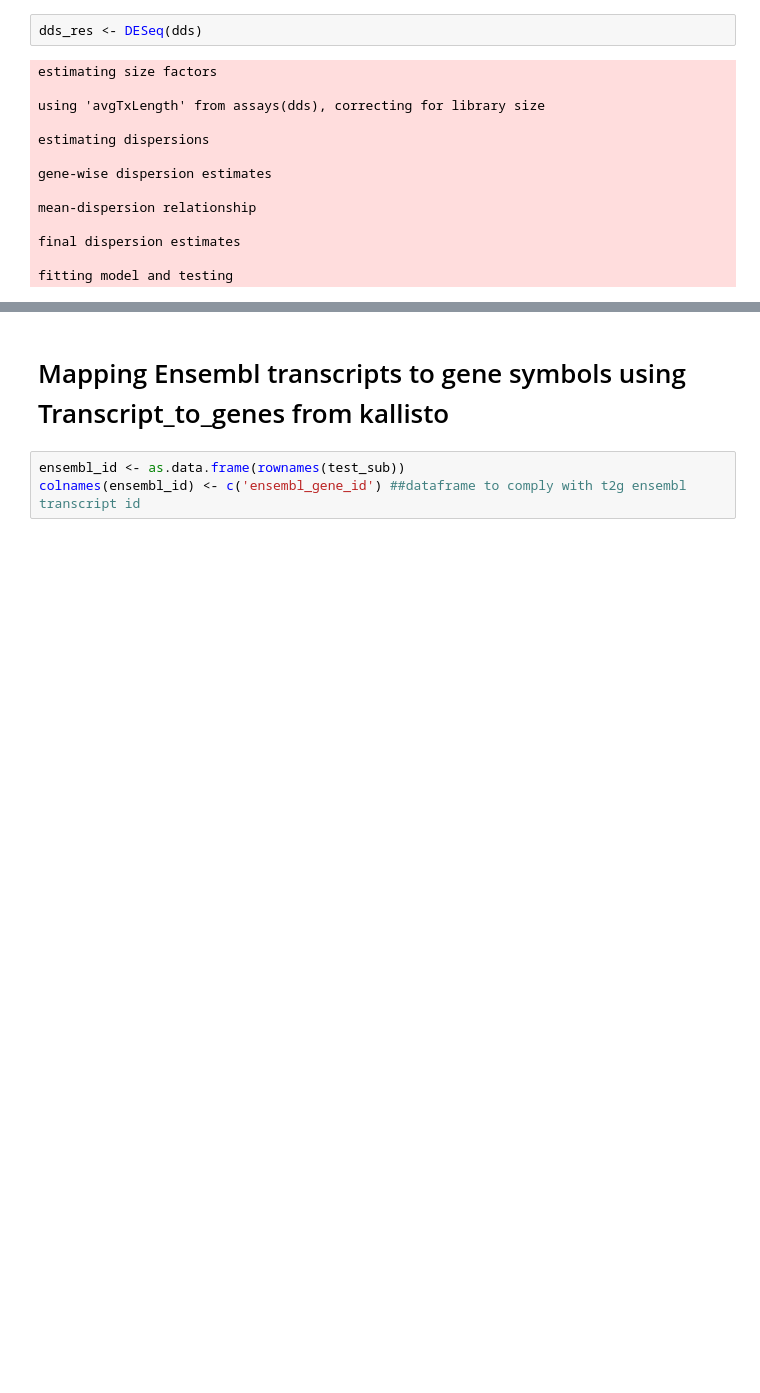
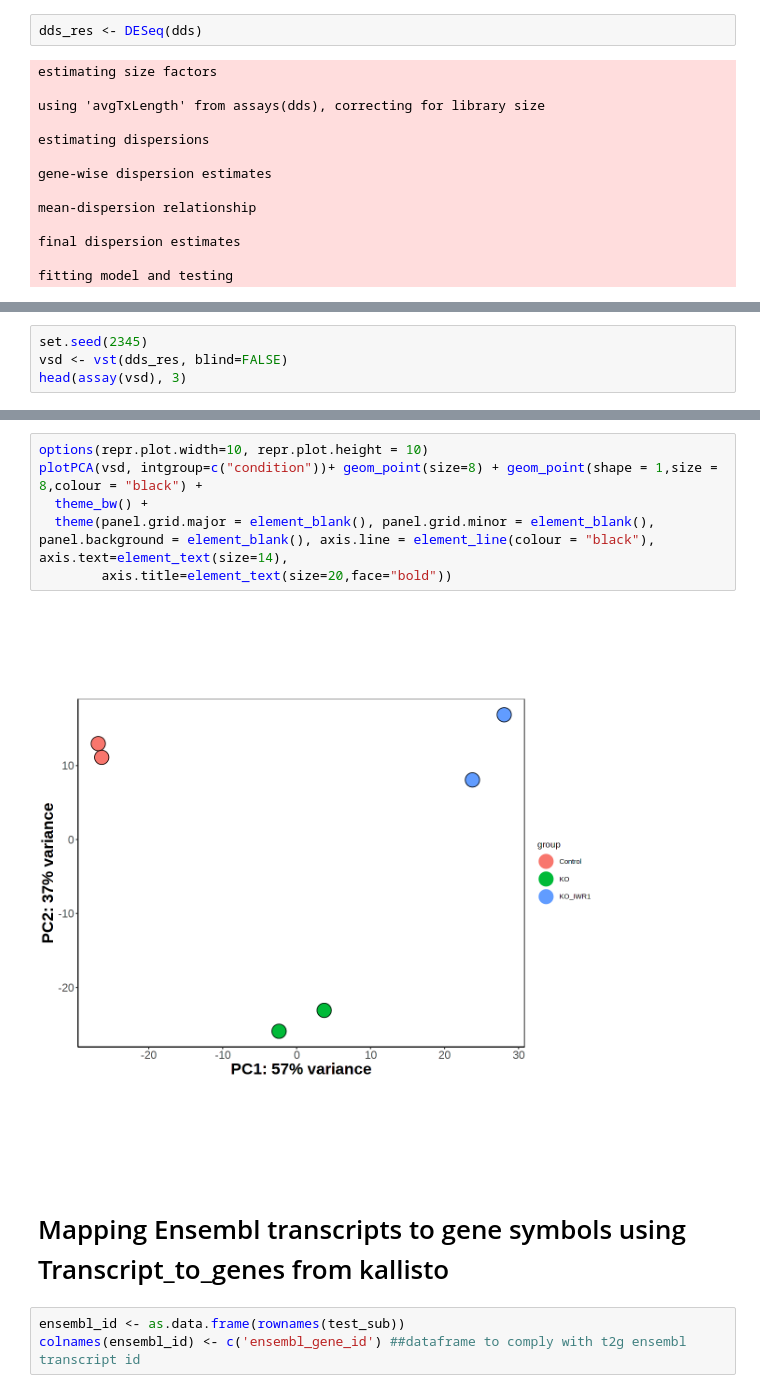
Before and after one commit to djglab/Foxk1_manuscript, a Jupyter notebook: notebooks/RNAseq_Foxk1_D10_analysis_Control_and_Iwr1_KO_similarity.ipynb, the cells around one changed output, grey strips where cells are left out. Cells and saved outputs as stored; diff of their text form; blank space fills up the shorter version.

```diff
--- a/notebooks/RNAseq_Foxk1_D10_analysis_Control_and_Iwr1_KO_similarity.ipynb
+++ b/notebooks/RNAseq_Foxk1_D10_analysis_Control_and_Iwr1_KO_similarity.ipynb
@@ -249,0 +252,4 @@ fitting model and testing
+# %%
+set.seed(2345)
+vsd <- vst(dds_res, blind=FALSE)
+head(assay(vsd), 3)
@@ -250,3 +262,12 @@ fitting model and testing
+# %%
+options(repr.plot.width=10, repr.plot.height = 10)
+plotPCA(vsd, intgroup=c("condition"))+ geom_point(size=8) + geom_point(shape = 1,size = 8,colour = "black") +
+  theme_bw() +
+  theme(panel.grid.major = element_blank(), panel.grid.minor = element_blank(),
+panel.background = element_blank(), axis.line = element_line(colour = "black"), axis.text=element_text(size=14),
+        axis.title=element_text(size=20,face="bold"))
+# %% [output]
+[figure, added]
 # %% [markdown]
 # Mapping Ensembl transcripts to gene symbols using Transcript_to_genes from kallisto
 # %%
```
Also changed, not shown: parts of 2 cells of this notebook.
